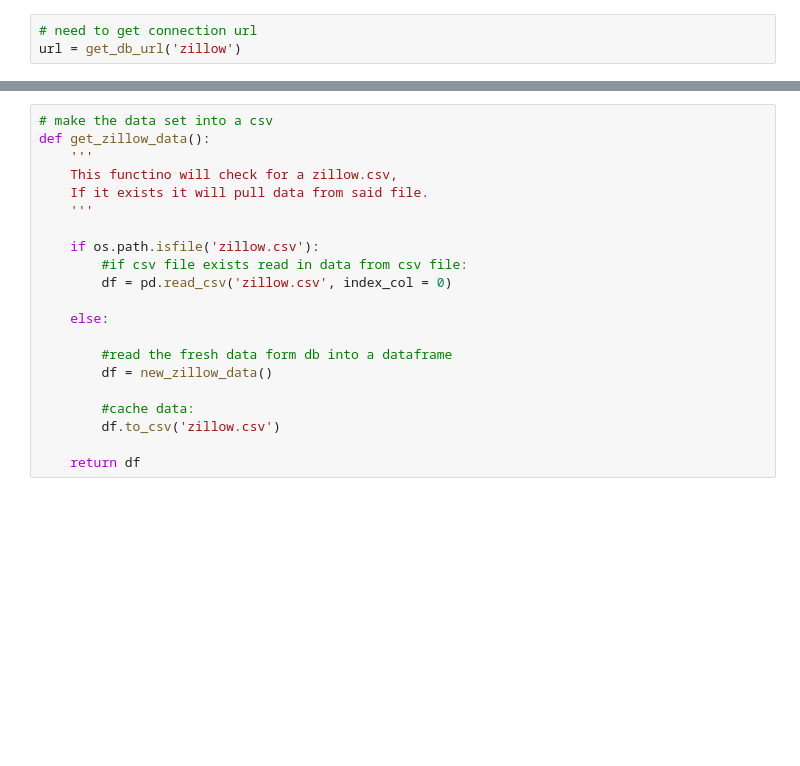
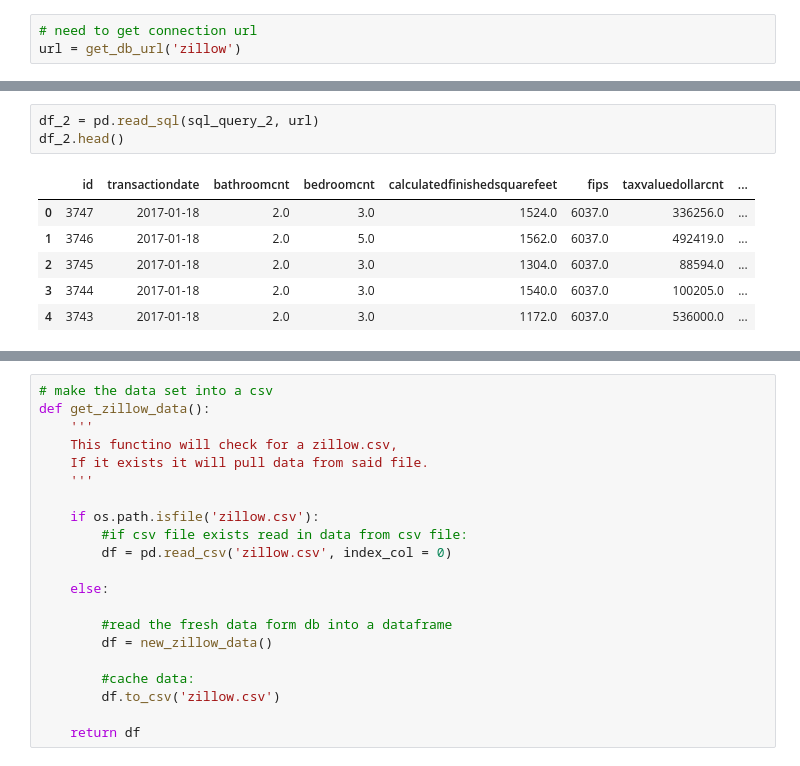
Before and after one commit to NikkideVries/regression-project, a Jupyter notebook: data_acquisition.ipynb, the cells around one changed output, grey strips where cells are left out. Saved outputs shown, nothing was run; the diff lists cells and outputs as text; blank space fills up the shorter version.

```diff
--- a/data_acquisition.ipynb
+++ b/data_acquisition.ipynb
@@ -64,0 +69,10 @@ WHERE propertylandusetypeid = 261
+# %%
+df_2 = pd.read_sql(sql_query_2, url)
+df_2.head()
+# %% [output]
+|  | id | transactiondate | bathroomcnt | bedroomcnt | calculatedfinishedsquarefeet | fips | taxvaluedollarcnt | ... |
+| 0 | 3747 | 2017-01-18 | 2.0 | 3.0 | 1524.0 | 6037.0 | 336256.0 | ... |
+| 1 | 3746 | 2017-01-18 | 2.0 | 5.0 | 1562.0 | 6037.0 | 492419.0 | ... |
+| 2 | 3745 | 2017-01-18 | 2.0 | 3.0 | 1304.0 | 6037.0 | 88594.0 | ... |
+| 3 | 3744 | 2017-01-18 | 2.0 | 3.0 | 1540.0 | 6037.0 | 100205.0 | ... |
+| 4 | 3743 | 2017-01-18 | 2.0 | 3.0 | 1172.0 | 6037.0 | 536000.0 | ... |
```
Also changed, not shown: parts of 13 cells of this notebook, 7 other files.
